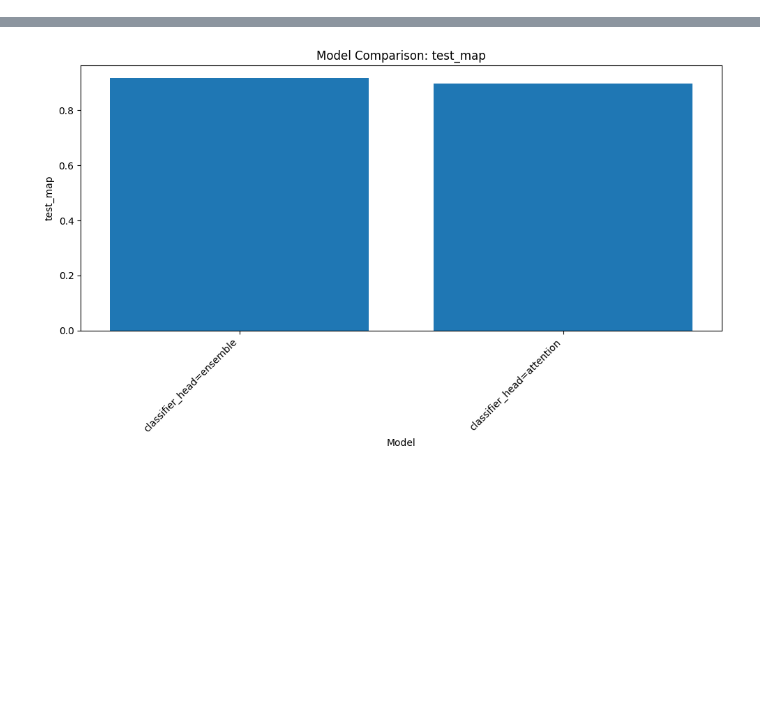
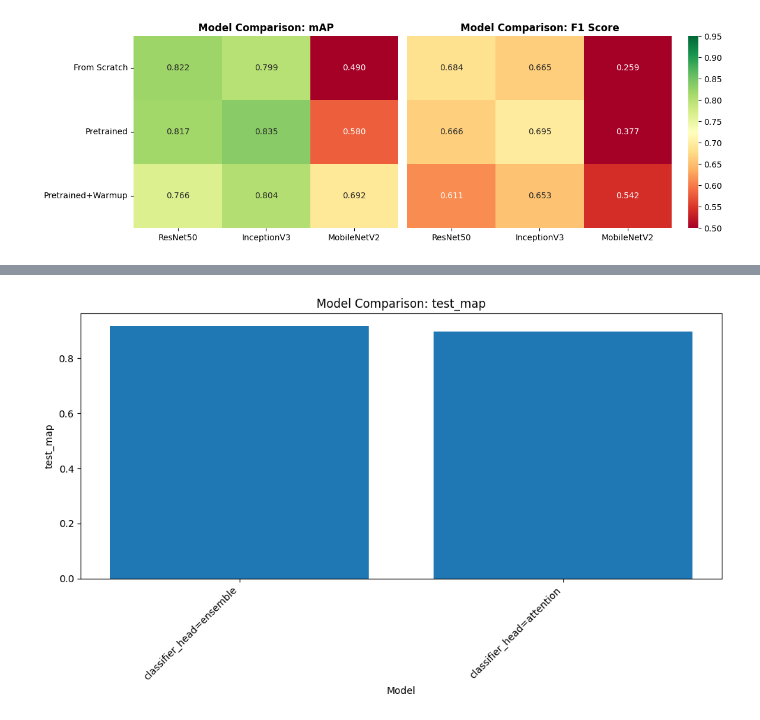
Before and after one commit to ZachParent/mai-object-recognition, a Jupyter notebook: practicals/p1/notes/1.1_results_analysis.ipynb, the cells around one changed output, grey strips where cells are left out. Cells and saved outputs as stored; diff of their text form; code cells hidden in the pictures; blank space fills up the shorter version.

Commit message:
add model and hyperparameter experiments

```diff
--- a/practicals/p1/notes/1.1_results_analysis.ipynb
+++ b/practicals/p1/notes/1.1_results_analysis.ipynb
@@ -99,0 +65,45 @@ for metric in metrics:
+# %%
+heatmap_params = {
+    'annot': True,
+    'fmt': '.3f',
+    'cmap': 'RdYlGn',
+    'vmin': 0.5,
+    'vmax': 0.95
+}
+# %%
+# Load model performance data
+model_performance = all_results[all_results['experiment_set'] == 'model-experiments']
+
+# Plot bar graphs for accuracy and F1 score
+metrics = ['test_map', 'test_f1']
+metric_display_names = {
+    'test_map': 'mAP',
+    'test_f1': 'F1 Score'
+}
+# Create figure with two subplots side by side
+fig, axes = plt.subplots(1, 2, figsize=(12, 4), gridspec_kw={'width_ratios': [1, 1.25]})
+
+for idx, metric in enumerate(metrics):
+    # Reshape data into matrix form
+    data_matrix = np.zeros((3, 3))  # 3 training setups x 3 model types
+
+    # Fill matrix with metric values
+    for i, setup in enumerate(['no-pretraining no-warmup', ' pretraining no-warmup', 'pretraining warmup']):
+        for j, model in enumerate(['resnet50', 'inception_v3', 'mobilenet_v2']):
+            idx_model = model_performance[model_performance['title'].str.contains(model) &
+                                  model_performance['title'].str.contains(setup)].index[0]
+            data_matrix[i,j] = model_performance.loc[idx_model, metric]
+
+    sns.heatmap(data_matrix,
+                xticklabels=['ResNet50', 'InceptionV3', 'MobileNetV2'],
+                yticklabels=['From Scratch', 'Pretrained', 'Pretrained+Warmup'] if idx == 0 else False,
+                ax=axes[idx],
+                **heatmap_params,
+                cbar= idx == len(metrics)-1)
+    axes[idx].set_title(f'Model Comparison: {metric_display_names[metric]}', fontsize=12, fontweight='bold')
+
+plt.tight_layout()
+plt.savefig(FIGURES_DIR / "model_comparison_heatmap.png")
+plt.show()
+# %% [output]
+[figure, added]
```
Also changed, not shown: parts of 6 cells of this notebook, 5 other files.
